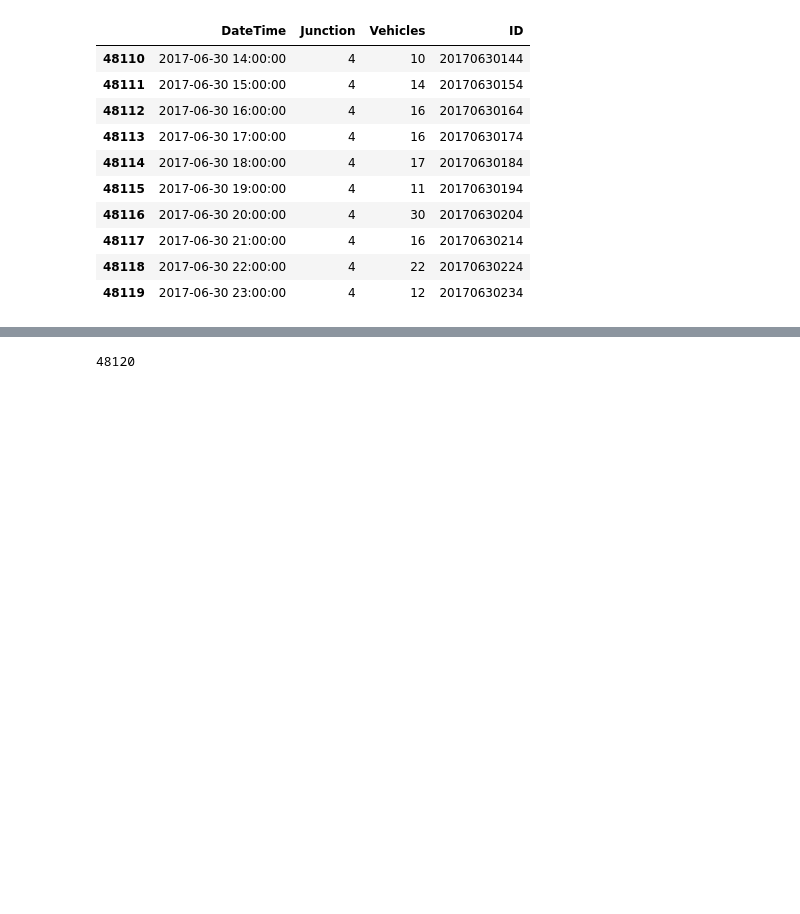
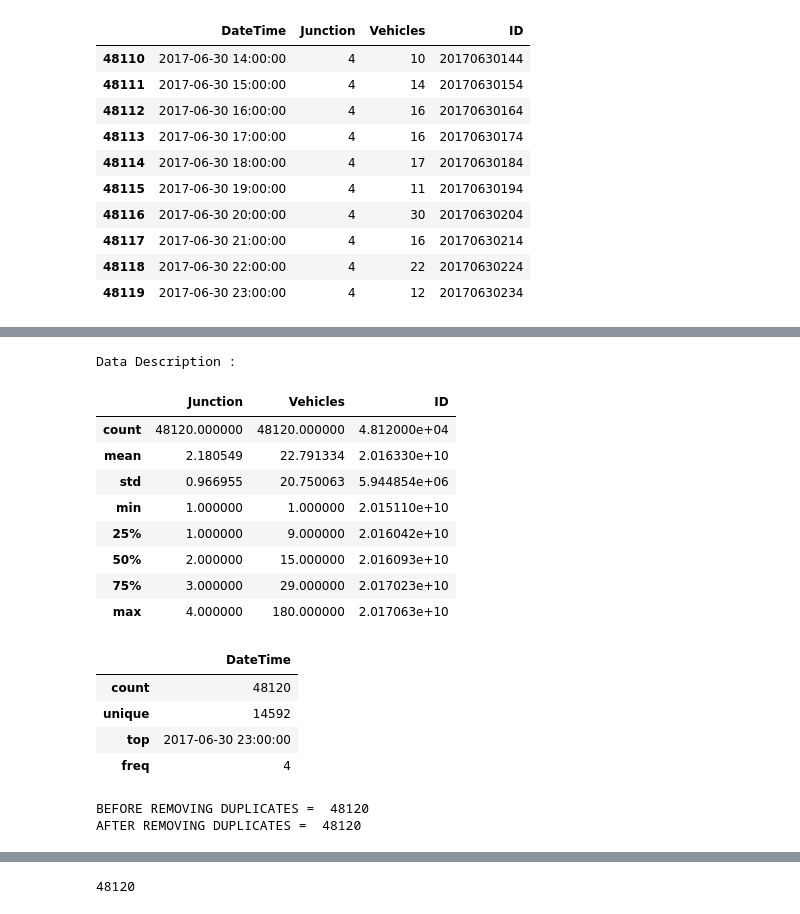
Before and after one commit to yasinsametkaraca/time-series-forecasting, a Jupyter notebook: smart-city/project.ipynb, the cells around one changed output, grey strips where cells are left out. Cells and saved outputs as stored; diff of their text form; code cells hidden in the pictures; blank space fills up the shorter version.

```diff
--- a/smart-city/project.ipynb
+++ b/smart-city/project.ipynb
@@ -46,0 +99,13 @@ data.tail(10)
+# %%
+def display_data_information(data, data_types, dataframe_name):
+    print(" Information of ",dataframe_name,": Rows = ",data.shape[0],"| Columns = ",data.shape[1],"\n")
+    data.info()
+    print("\n")
+    for VARIABLE in data_types :
+        data_type = data.select_dtypes(include=[ VARIABLE ]).dtypes
+        if len(data_type) > 0 :
+            print(str(len(data_type))+" "+VARIABLE+" Features\n"+str(data_type)+"\n"  )
+
+
+data_types  = ["float32","float64","int32","int64","object","category","datetime64[ns]"]
+display_data_information(data, data_types, "Data")
@@ -46,0 +130,37 @@ data.tail(10)
+# %%
+def display_data_description(data, numeric_data_types, categorical_data_types):
+
+    print("Data Description :")
+    display(data.describe( include = numeric_data_types))
+    display(data.describe( include = categorical_data_types))
+
+display_data_description(data, data_types[0:4], data_types[4:7])
+# %% [output]
+Data Description :
+|  | Junction | Vehicles | ID |
+| count | 48120.000000 | 48120.000000 | 4.812000e+04 |
+| mean | 2.180549 | 22.791334 | 2.016330e+10 |
+| std | 0.966955 | 20.750063 | 5.944854e+06 |
+| min | 1.000000 | 1.000000 | 2.015110e+10 |
+| 25% | 1.000000 | 9.000000 | 2.016042e+10 |
+| 50% | 2.000000 | 15.000000 | 2.016093e+10 |
+| 75% | 3.000000 | 29.000000 | 2.017023e+10 |
+| max | 4.000000 | 180.000000 | 2.017063e+10 |
+|  | DateTime |
+| count | 48120 |
+| unique | 14592 |
+| top | 2017-06-30 23:00:00 |
+| freq | 4 |
+# %%
+def remove_duplicate(data):
+
+    print("BEFORE REMOVING DUPLICATES = ",data.shape[0])
+    data.drop_duplicates(keep="first", inplace=True)
+    print("AFTER REMOVING DUPLICATES = ",data.shape[0])
+
+    return data
+
+train = remove_duplicate(data) # No Duplicates are there to remove
+# %% [output]
+BEFORE REMOVING DUPLICATES =  48120
+AFTER REMOVING DUPLICATES =  48120
```
Also changed, not shown: parts of 21 cells of this notebook, 8 other files.
